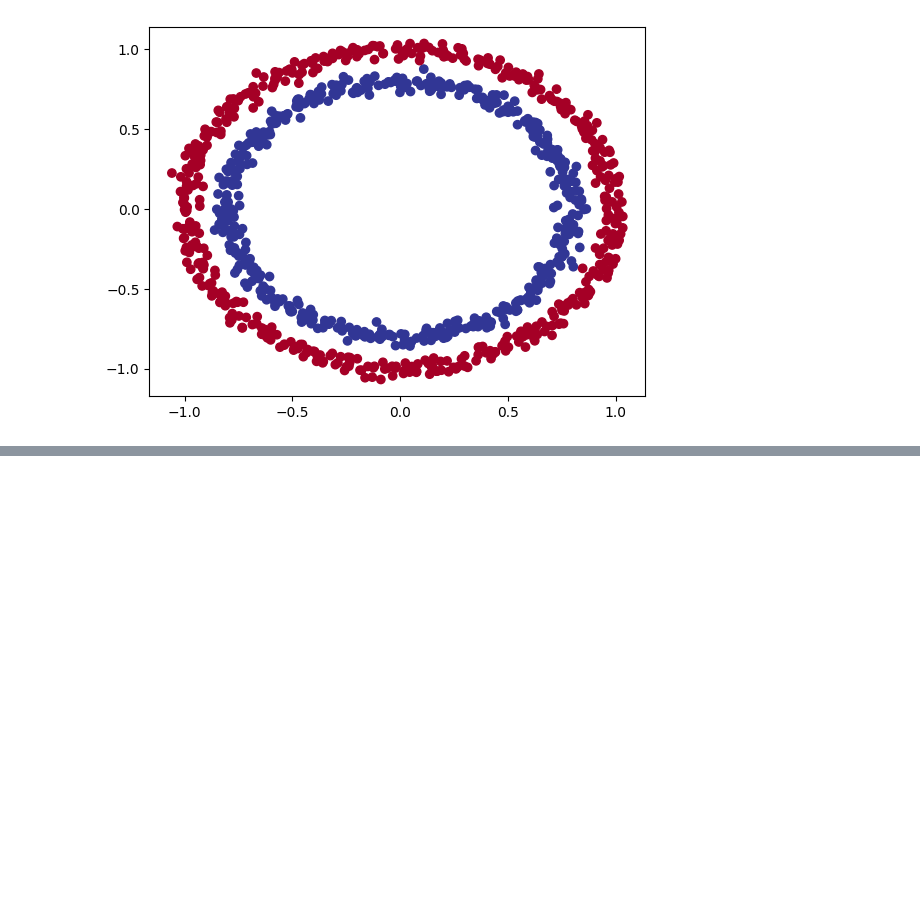
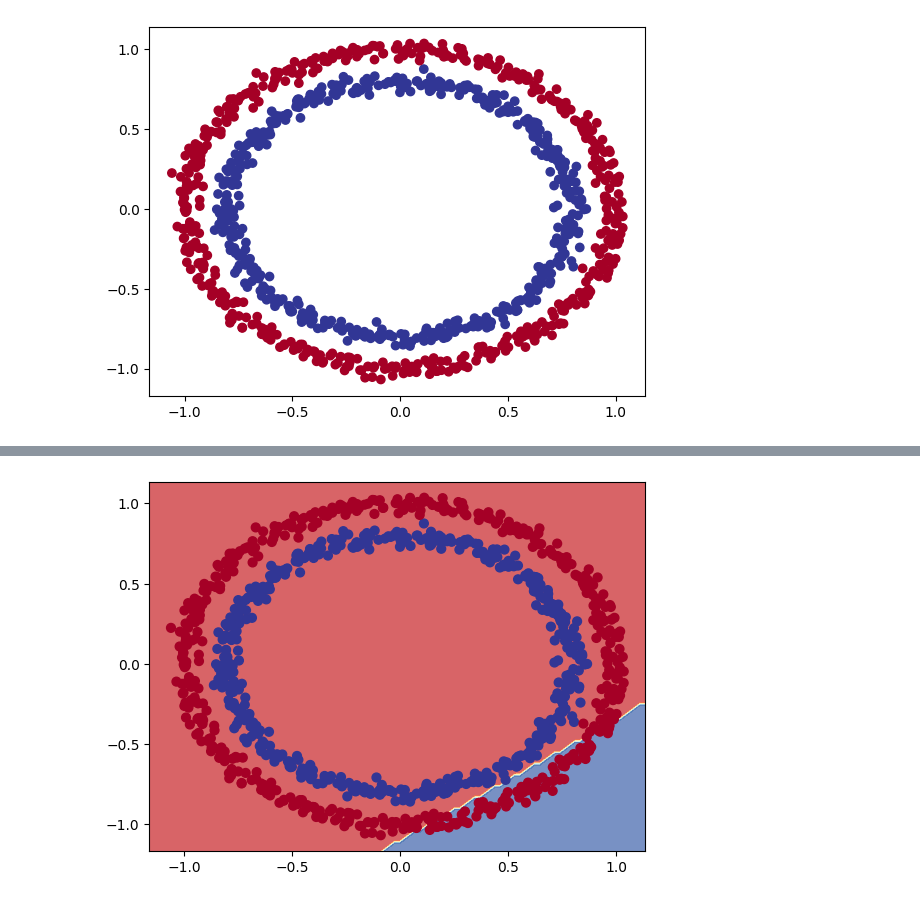
Before and after one commit to kurumbus/tensorflow-training, a Jupyter notebook: classification.ipynb, the cells around one changed output, grey strips where cells are left out. Drawn from its saved outputs; the diff is of its cells as text; code cells hidden in the pictures; blank space fills up the shorter version.

```diff
--- a/classification.ipynb
+++ b/classification.ipynb
@@ -239,0 +290,3 @@ Text(0.5, 0, 'epochs')
+# %%
+plot_decision_boundaries(model_4, X, y)
+# %% [output]
@@ -239,0 +296 @@ Text(0.5, 0, 'epochs')
+[figure, added]
```
Also changed, not shown: parts of 32 cells of this notebook, 1 other file.
